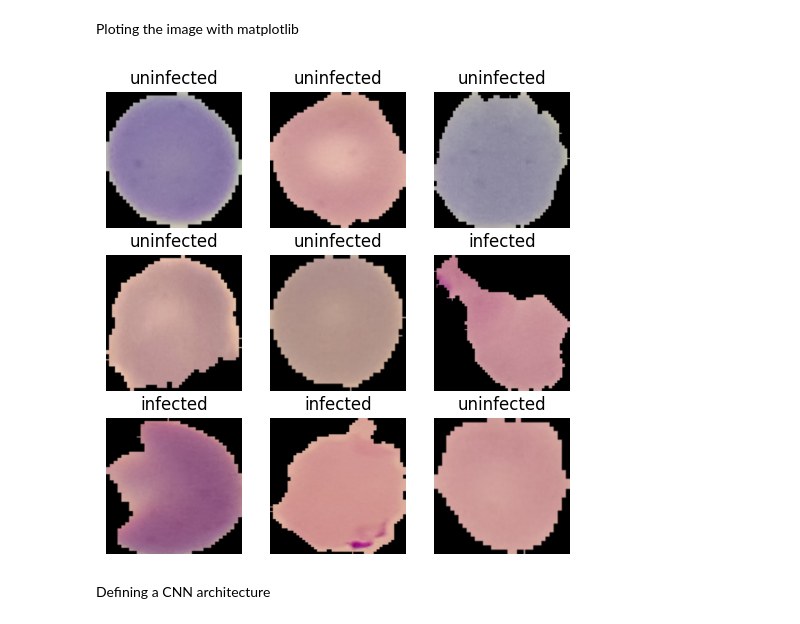
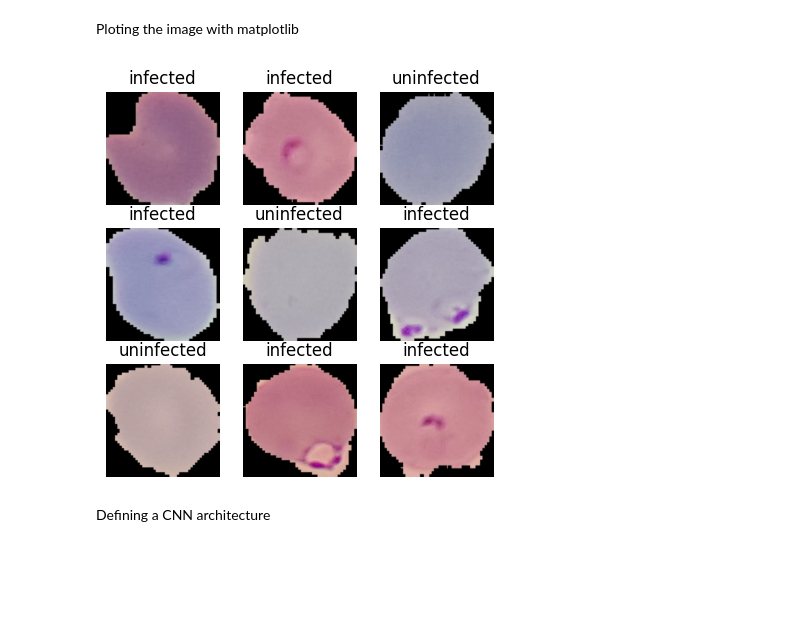
Before and after one commit to Mystery-glitch/MalariaDetection, a Jupyter notebook: notebook/malaraiadetection.ipynb, the cells around one changed output. Cells and saved outputs as stored; diff of their text form; code cells hidden in the pictures; blank space fills up the shorter version.

```diff
--- a/notebook/malaraiadetection.ipynb
+++ b/notebook/malaraiadetection.ipynb
@@ -74,19 +74,19 @@ Ploting the image with matplotlib
 # %%
 classes=['infected', 'uninfected']
 
 # Getting a batch of training data
 dataiter = iter(trainLoader)
 images, labels = next(dataiter)
 
-fig = plt.figure(figsize=(6,6))
+fig = plt.figure(figsize=(5,5))
 
 # Displaying 9 images
 for idx in range(9):
     ax = fig.add_subplot(3, 3, idx+1)
     showImg(images[idx])
     ax.set_title(classes[labels[idx].item()])
 # %% [output]
-[figure, old version]
+[figure, new version]
 # %% [markdown]
 Defining a CNN architecture
 # %%
```
Also changed, not shown: parts of 1 cell of this notebook.
